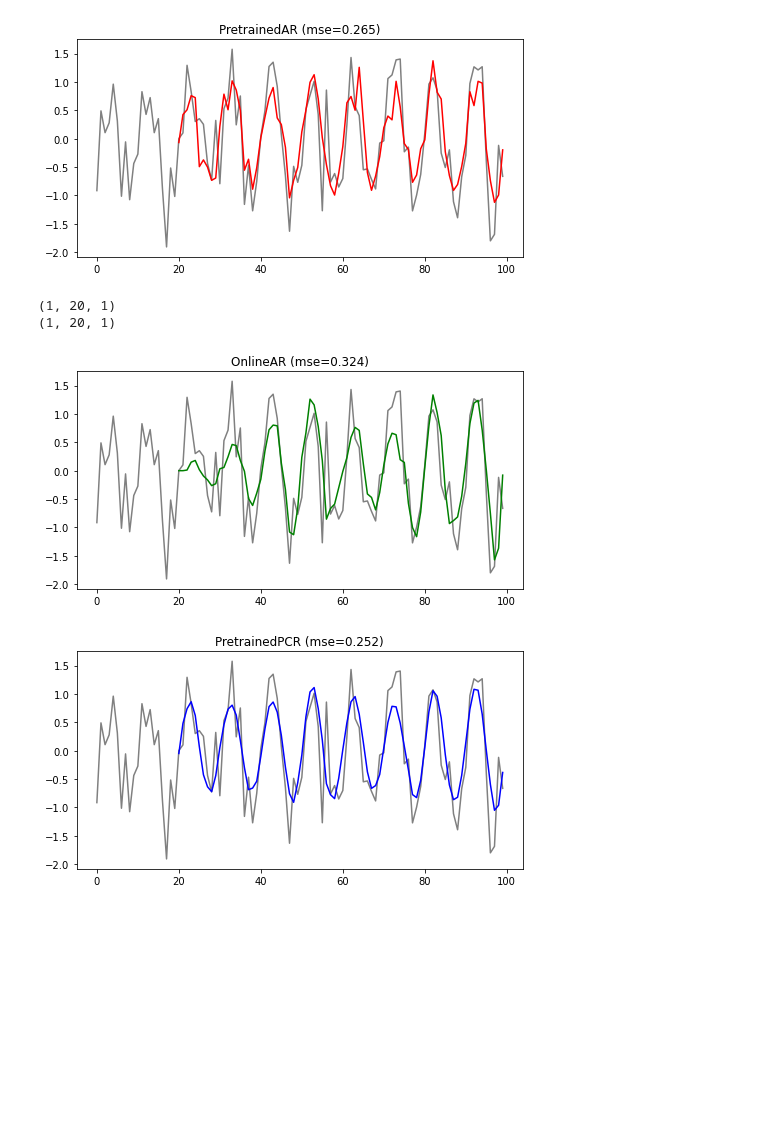
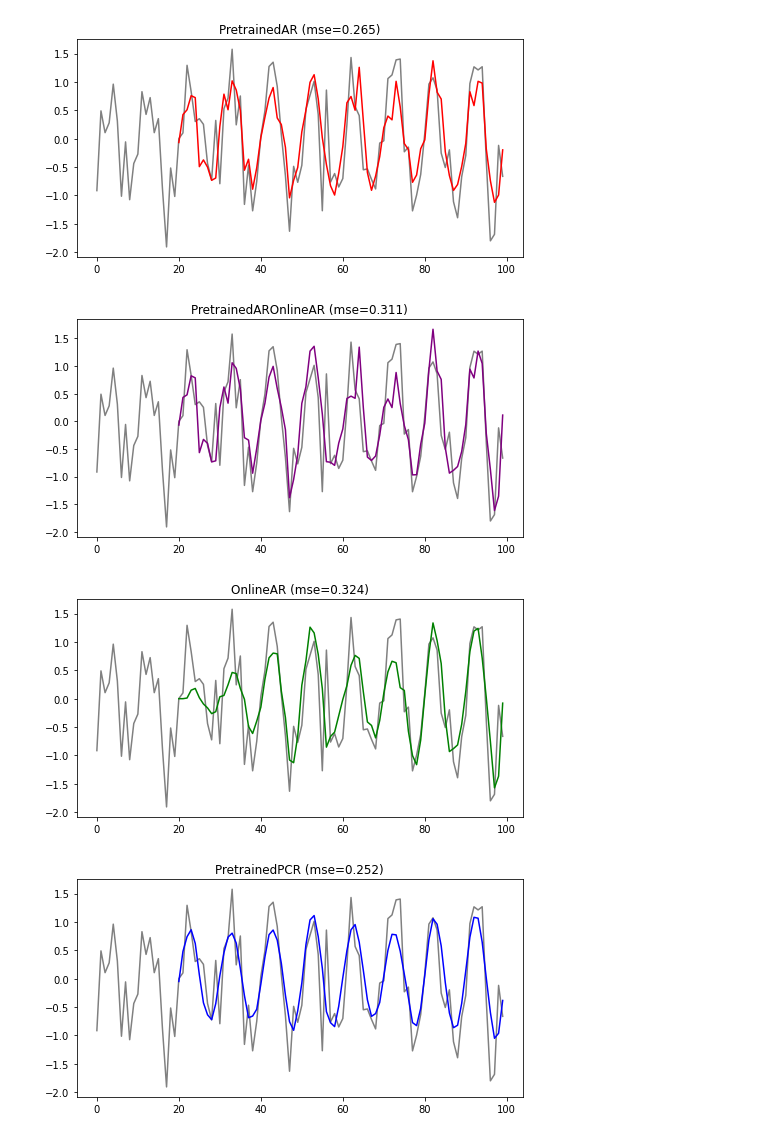
Before and after one commit to danielsuo/skgaip, a Jupyter notebook: notebooks/2020-05-30 Algorithm 1.ipynb, the cells around one changed output. Drawn from its saved outputs; the diff is of its cells as text; code cells hidden in the pictures; blank space fills up the shorter version.

```diff
--- a/notebooks/2020-05-30 Algorithm 1.ipynb
+++ b/notebooks/2020-05-30 Algorithm 1.ipynb
@@ -104,6 +104,34 @@ def TestPretrainedAR(x_train, x_test, H):
 _ = TestPretrainedAR(x_train, x_test, 20)
 # %% [output]
 [figure]
+# %%
+# Pre-trained AR, Online AR
+plt.rc('figure', figsize=(8,4))
+
+def TestPretrainedAROnlineAR(x_train, x_test, H):
+    X_train, Y_train = AR_feat(x_train, H)
+    X_test, Y_test = AR_feat(x_test, H)
+
+    ls = sklearn.linear_model.Ridge(1e-20)
+    ls.fit(X_train, Y_train)
+
+    model, state = ARXHistory.new(shapes=[(1, H, 1)])
+    model.params["Targets"]["Linear"]["kernel"] = ls.coef_[:, None]
+    model.params["Targets"]["Linear"]["bias"] = jnp.array(np.array([ls.intercept_]))
+    optim_def = GradientDescent(learning_rate=10**-2)
+    optimizer = optim_def.create(model)
+
+    Y_pred, optimizer, state = tscan(X_test.reshape(X_test.shape[0], 1, X_test.shape[1], 1), Y_test, optimizer, state=state)
+    Y_pred = Y_pred.squeeze()
+
+    err = trunc_mse(Y_test, Y_pred)
+    viz(x_test, Y_pred, title='PretrainedAROnlineAR (mse=%.3f)' % err, color='purple')
+
+    return err
+
+_ = TestPretrainedAROnlineAR(x_train, x_test, 20)
+# %% [output]
+[figure, added]
 # %%
 # Online AR
 plt.rc('figure', figsize=(8,4))
@@ -123,8 +151,6 @@ def TestOnlineAR(x_train, x_test, H):
 
 _ = TestOnlineAR(x_train, x_test, 20)
 # %% [output]
-(1, 20, 1)
-(1, 20, 1)
 [figure]
 # %%
 # Pre-trained PCR
```
Also changed, not shown: parts of 2 cells of this notebook.
